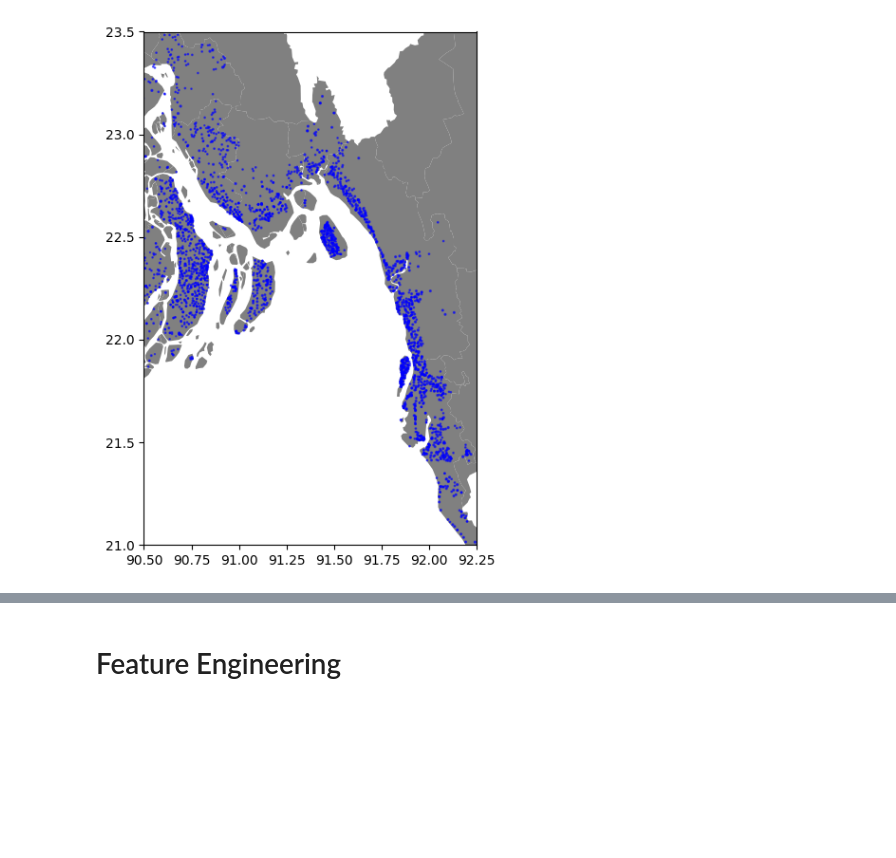
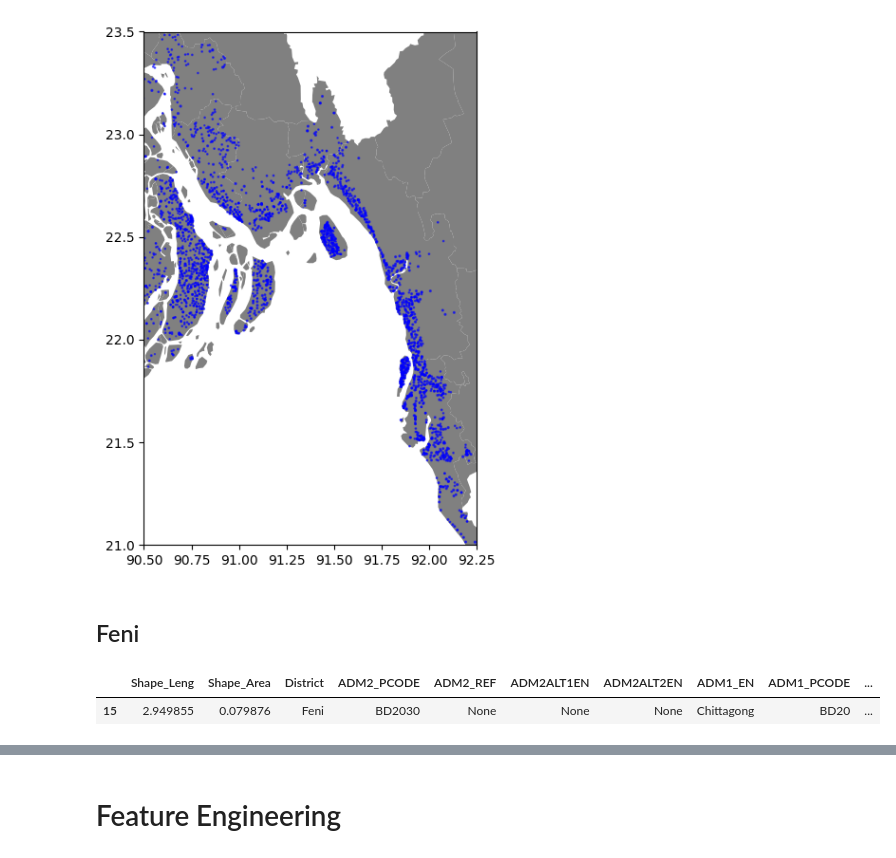
Before and after one commit to tanmoyie/Optimizing-flood-reponse-in-Bangladesh, a Jupyter notebook: 1.0-data-exploration.ipynb, the cells around one changed output, grey strips where cells are left out. Drawn from its saved outputs; the diff is of its cells as text; code cells hidden in the pictures; blank space fills up the shorter version.

```diff
--- a/1.0-data-exploration.ipynb
+++ b/1.0-data-exploration.ipynb
@@ -59,3 +59,11 @@ plt.savefig('plots/population_density.svg', format='svg')
 plt.show()
 # %% [output]
 [figure]
+# %% [markdown]
+## Feni
+# %%
+one_district = gdf_map[gdf_map['selected_district'] == 'Feni']
+one_district
+# %% [output]
+|  | Shape_Leng | Shape_Area | District | ADM2_PCODE | ADM2_REF | ADM2ALT1EN | ADM2ALT2EN | ADM1_EN | ADM1_PCODE | ... |
+| 15 | 2.949855 | 0.079876 | Feni | BD2030 | None | None | None | Chittagong | BD20 | ... |
```
Also changed, not shown: parts of 8 cells of this notebook, 15 other files.
